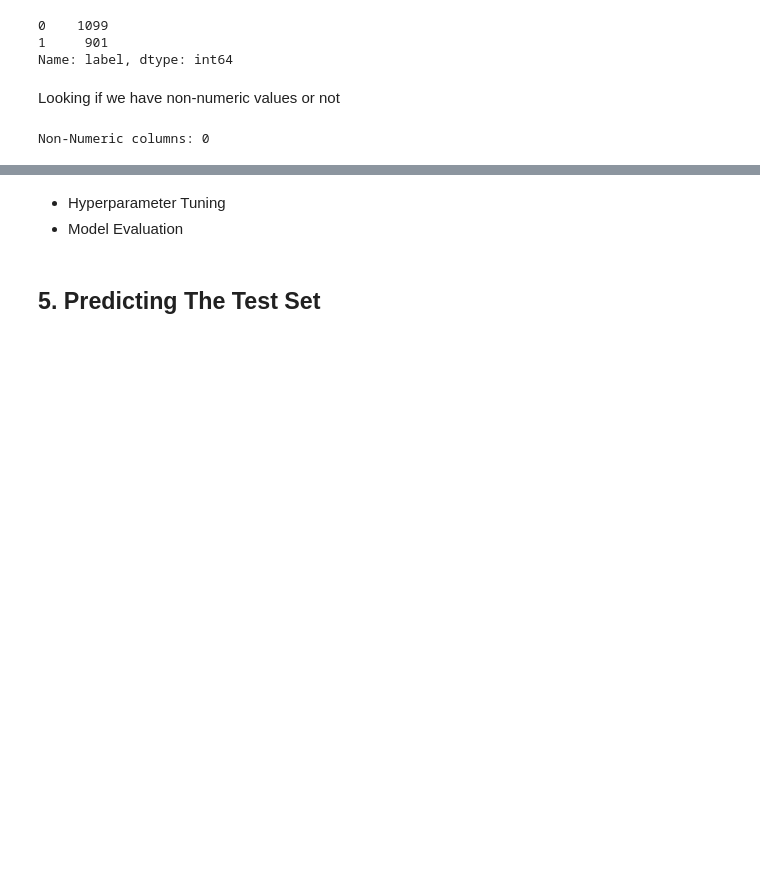
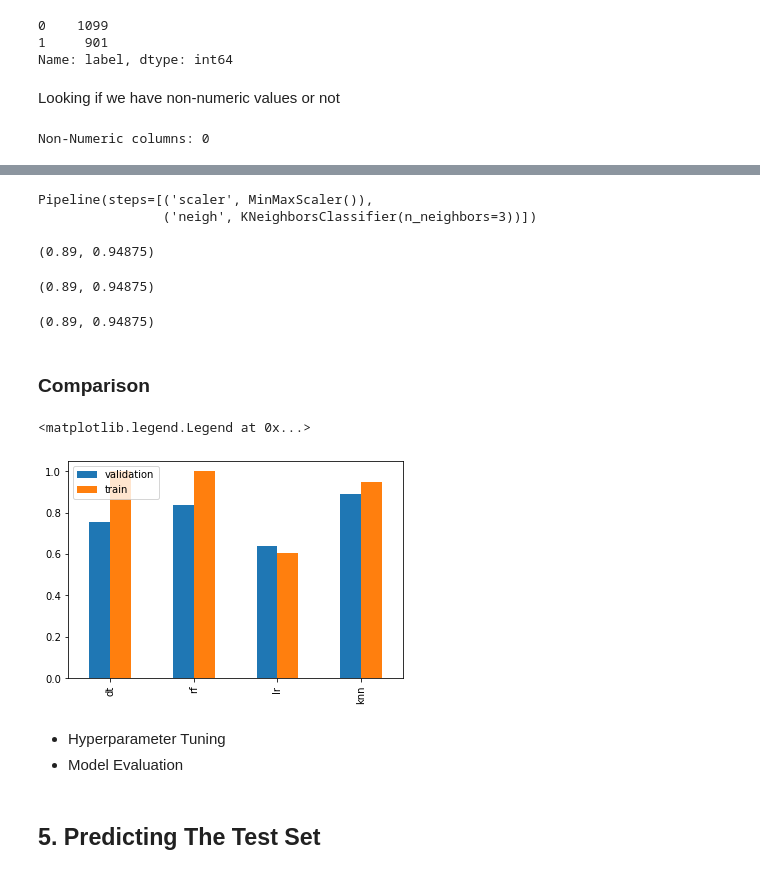
Before and after one commit to M-Ghodrat/EEG-Brainwave, a Jupyter notebook: Eye blinking prediction.ipynb, the cells around one changed output, grey strips where cells are left out. Saved outputs shown, nothing was run; the diff lists cells and outputs as text; code cells hidden in the pictures; blank space fills up the shorter version.

Commit message:
update Eye blinking prediction

```diff
--- a/Eye blinking prediction.ipynb
+++ b/Eye blinking prediction.ipynb
@@ -364,3 +376,46 @@ pipeline.score(X_train, y_train)
+# %%
+pipeline = Pipeline([
+    ('scaler', MinMaxScaler()),
+    ('neigh', KNeighborsClassifier(n_neighbors=3)),
+])
+# %%
+pipeline.fit(X_train, y_train)
+# %% [output]
+Pipeline(steps=[('scaler', MinMaxScaler()),
+                ('neigh', KNeighborsClassifier(n_neighbors=3))])
+# %%
+y_val_pred_knn = pipeline.predict(X_val)
+y_train_pred_knn = pipeline.predict(X_train)
+# %%
+pipeline.score(X_val, y_val), pipeline.score(X_train, y_train)
+# %% [output]
+(0.89, 0.94875)
+# %%
+accuracy_score(y_val, y_val_pred_knn), accuracy_score(y_train, y_train_pred_knn)
+# %% [output]
+(0.89, 0.94875)
+# %%
+((y_val_pred_knn == y_val) == True).sum() / len(y_val), ((y_train_pred_knn == y_train) == True).sum() / len(y_train)
+# %% [output]
+(0.89, 0.94875)
+# %% [markdown]
+### Comparison
+# %%
+predictions = {
+    'dt': [y_val_pred_dt, y_train_pred_dt],
+    'rf': [y_val_pred_rf, y_train_pred_rf],
+    'lr': [y_val_pred_lr, y_train_pred_lr],
+    'knn': [y_val_pred_knn, y_train_pred_knn]
+}
+
+comparison = {method: [accuracy_score(y_val, comparison[method][0]), accuracy_score(y_train, comparison[method][1])] for method in predictions.keys()}
+comparison = pd.DataFrame(comparison)
+# %%
+ax = comparison.T.plot.bar()
+ax.legend(['validation', 'train'])
+# %% [output]
+<matplotlib.legend.Legend at 0x...>
+[figure, added]
 # %% [markdown]
 - Hyperparameter Tuning
 - Model Evaluation
```
Also changed, not shown: parts of 63 cells of this notebook, 1 other file.
